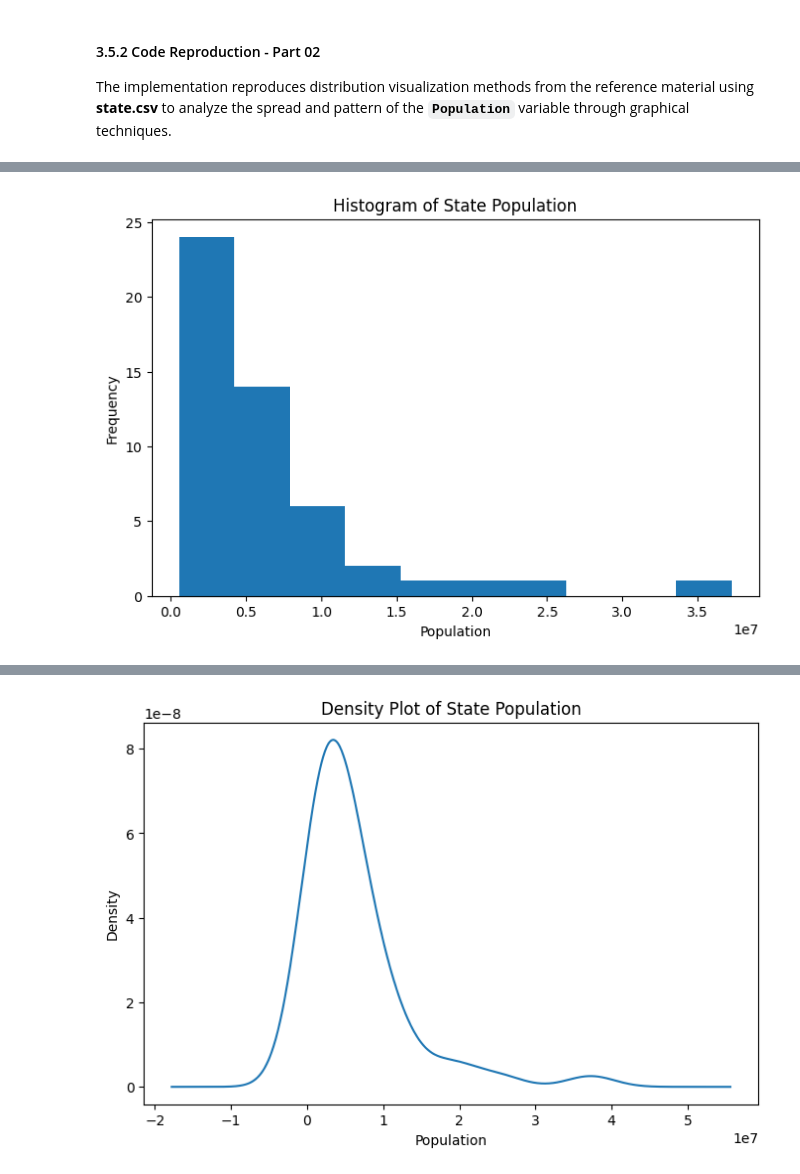
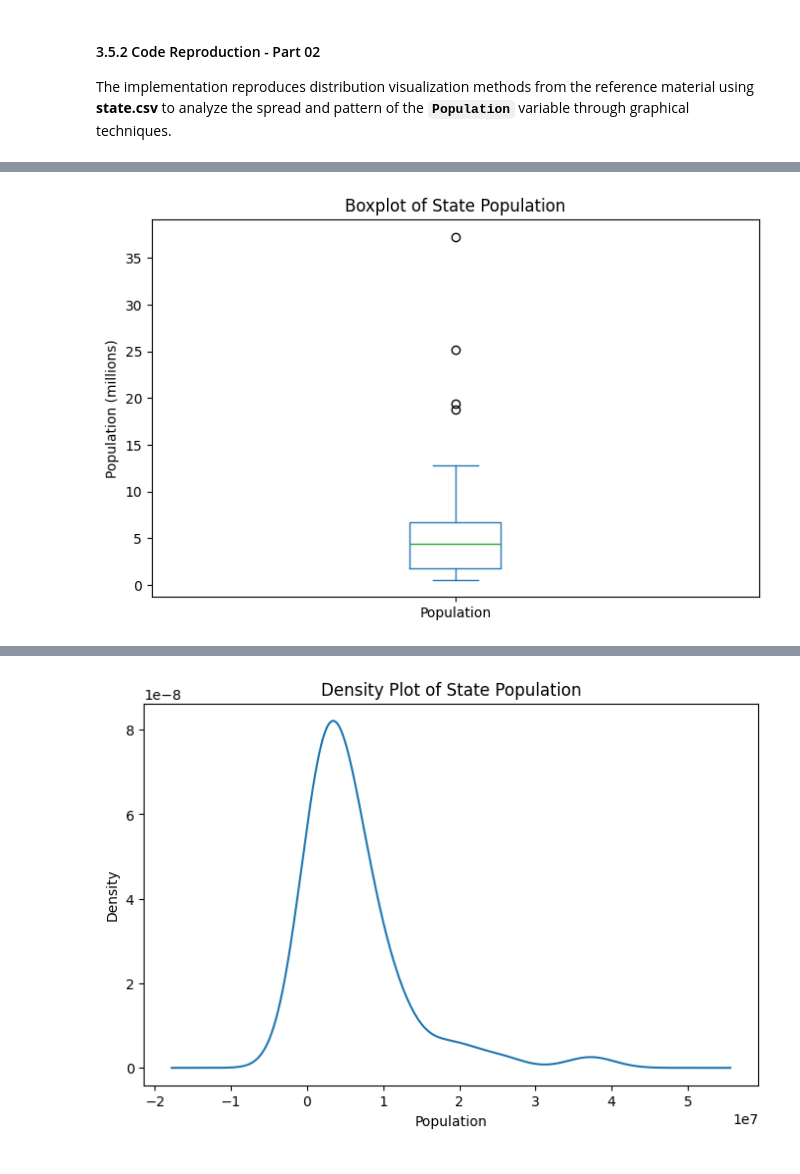
Before and after one commit to kinanpta/Practical-Statistics-for-Data-Scientists, a Jupyter notebook: Chapter01_Exploratory_Data_Analysis.ipynb, the cells around one changed output, grey strips where cells are left out. Drawn from its saved outputs; the diff is of its cells as text; code cells hidden in the pictures.

```diff
--- a/Chapter01_Exploratory_Data_Analysis.ipynb
+++ b/Chapter01_Exploratory_Data_Analysis.ipynb
@@ -427,13 +414,10 @@ plt.show()
-# %%
-state = pd.read_csv("datasets/state.csv")
-state["Population"].plot.hist(
-    bins=10,
-    figsize=(8,5)
-)
-
-plt.title("Histogram of State Population")
-plt.xlabel("Population")
-plt.ylabel("Frequency")
-plt.show()
-# %% [output]
-[figure, removed]
+# %%
+
+state = pd.read_csv("datasets/state.csv")
+ax = (state["Population"] / 1_000_000).plot.box(figsize=(8, 5))
+
+ax.set_ylabel("Population (millions)")
+plt.title("Boxplot of State Population")
+plt.show()
+# %% [output]
+[figure, added]
```
Also changed, not shown: parts of 4 cells of this notebook.
